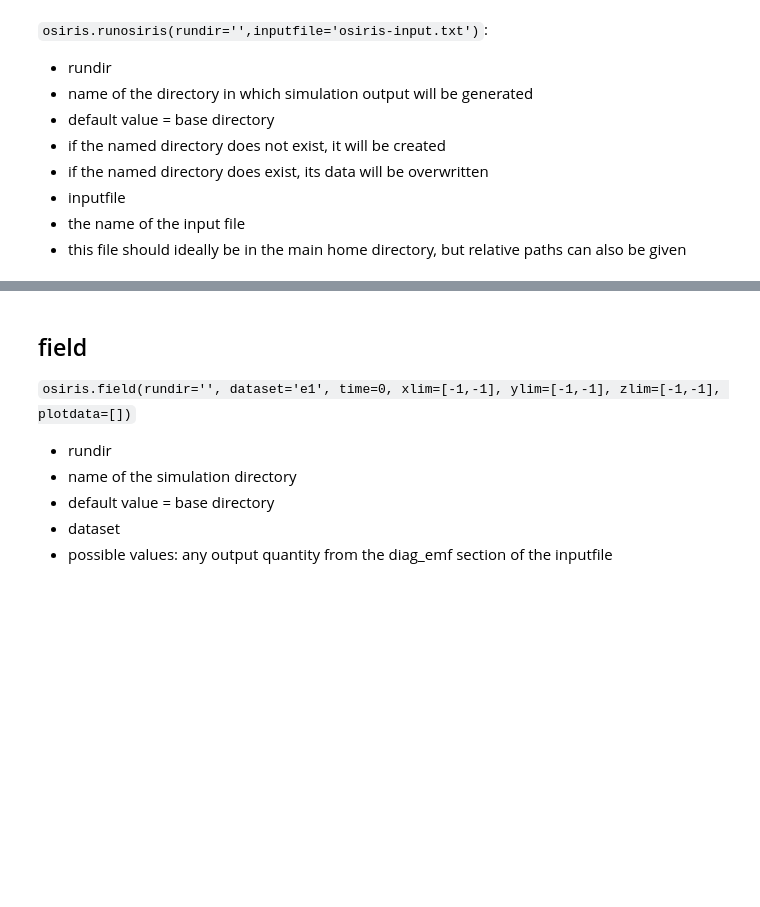
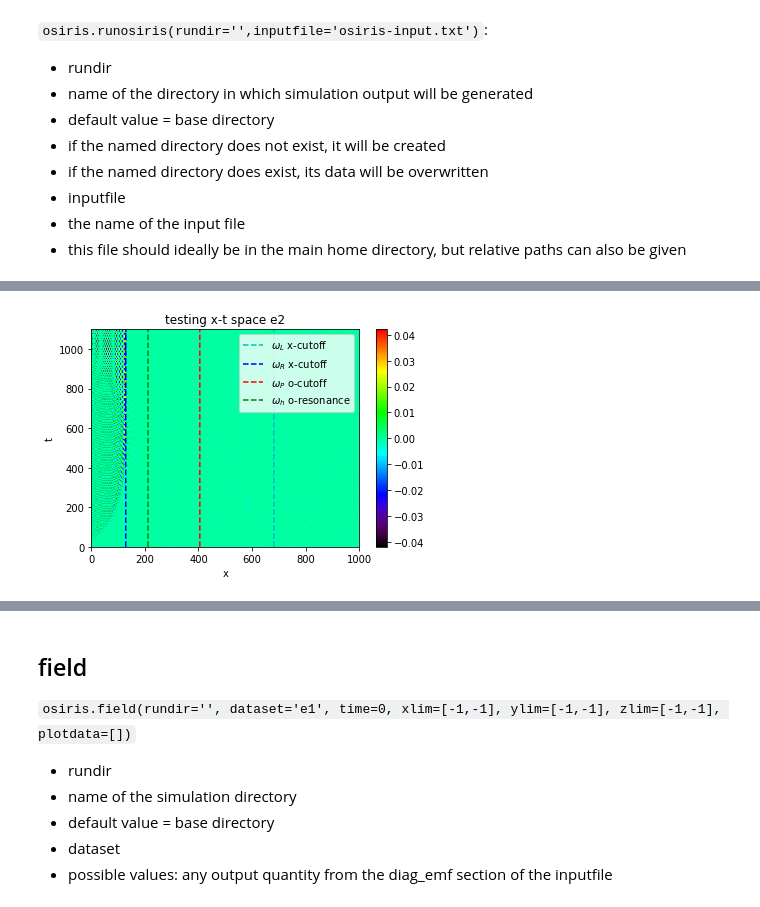
Before and after one commit to UCLA-Plasma-Simulation-Group/educational-codes, a Jupyter notebook: jupyter-docker/osiris-class-demo.ipynb, the cells around one changed output, grey strips where cells are left out. Cells and saved outputs as stored; diff of their text form; code cells hidden in the pictures; blank space fills up the shorter version.

```diff
--- a/jupyter-docker/osiris-class-demo.ipynb
+++ b/jupyter-docker/osiris-class-demo.ipynb
@@ -90,0 +104,5 @@ The following functions are currently available for analysis:
+# %%
+dirname = 'xmode-b07'
+osiris.plot_xt(rundir=dirname, TITLE='testing', b0_mag=0.7, plot_or=2, show_theory=True)
+# %% [output]
+[figure, added]
```
Also changed, not shown: parts of 5 cells of this notebook, 12 other files.
